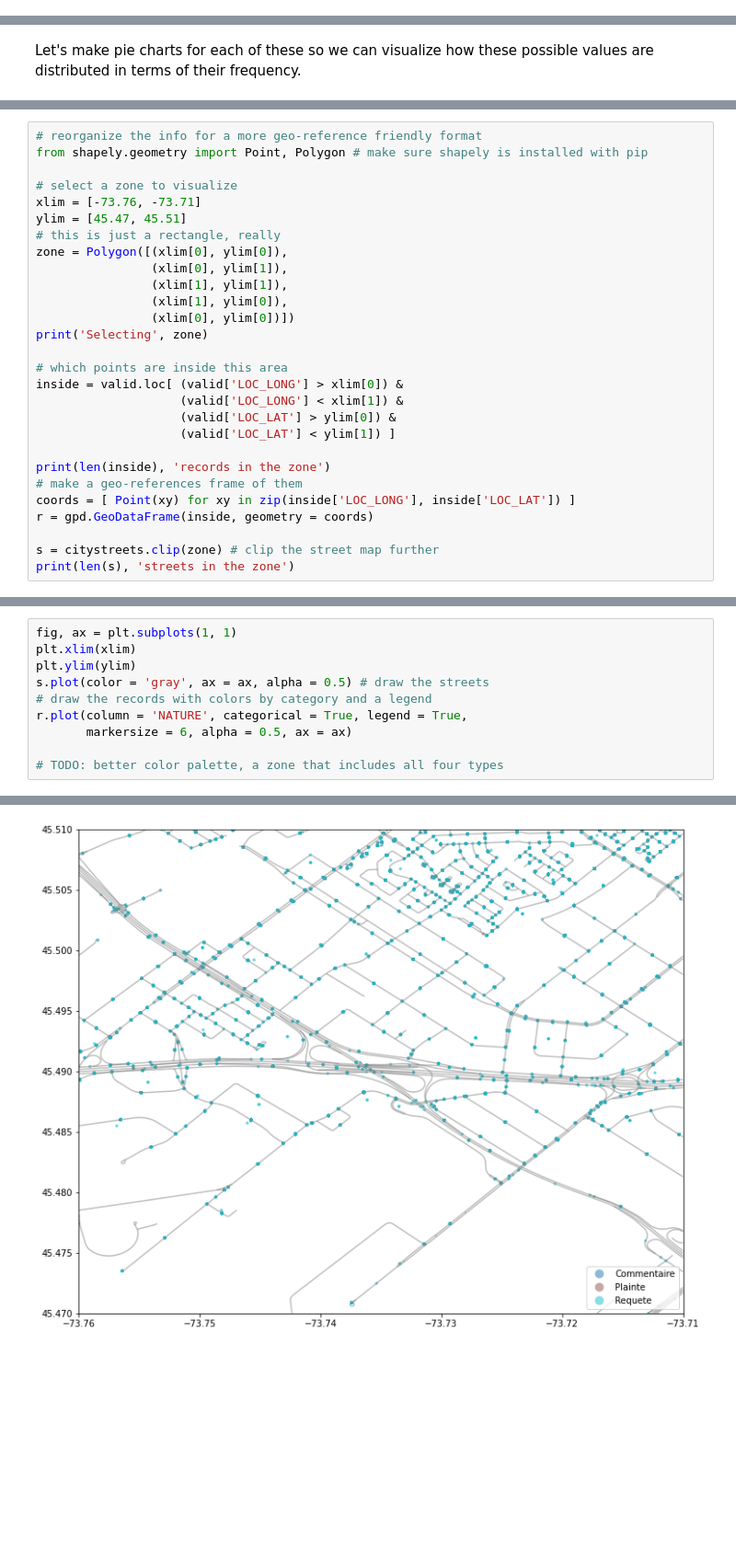
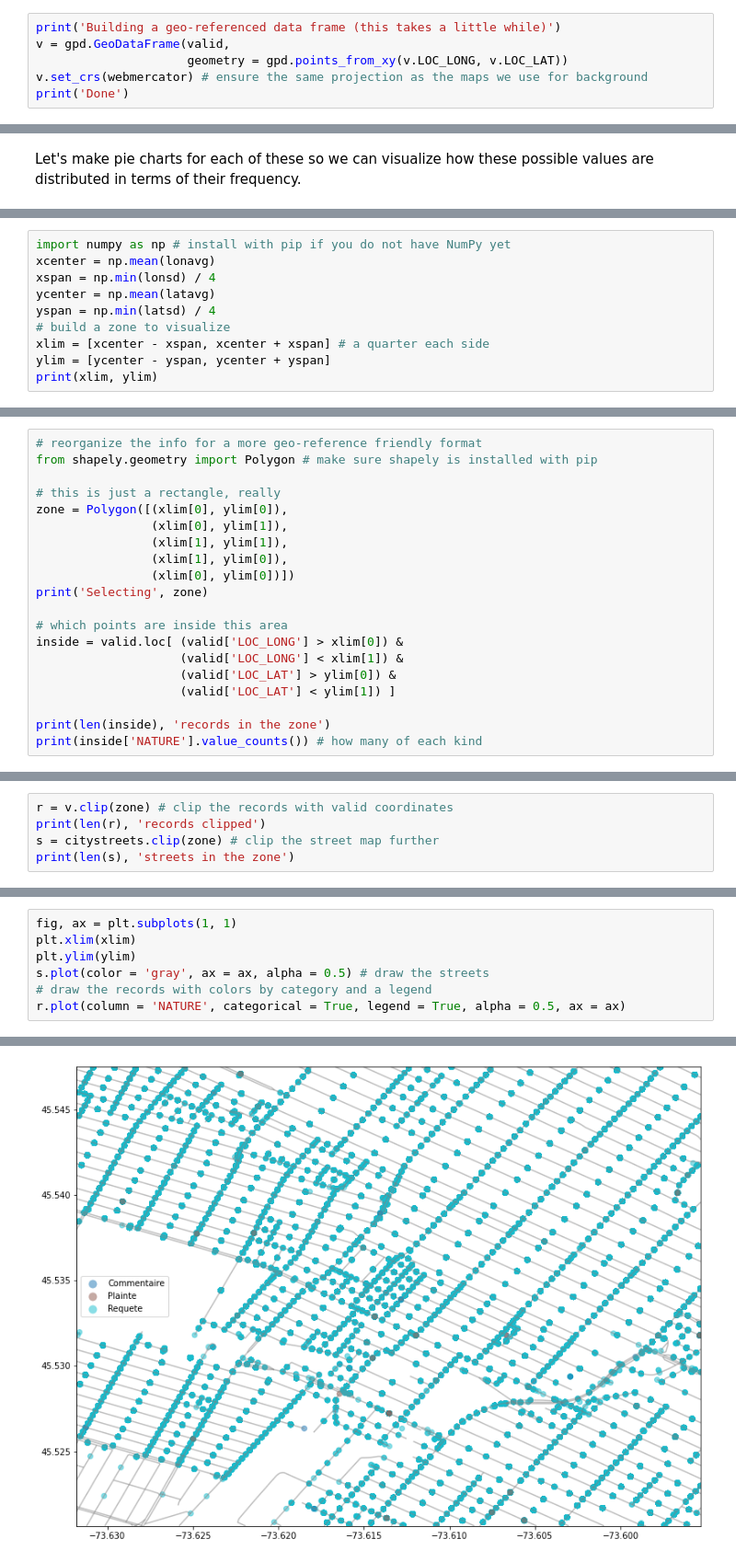
Before and after one commit to satuelisa/Requetes311, a Jupyter notebook: CaseStudy.ipynb, the cells around one changed output, grey strips where cells are left out. Shown at 92% size. Saved outputs shown, nothing was run; the diff lists cells and outputs as text; blank space fills up the shorter version.

```diff
--- a/CaseStudy.ipynb
+++ b/CaseStudy.ipynb
@@ -260,0 +291,6 @@ Adding the streets. This takes a long time.
+# %%
+print('Building a geo-referenced data frame (this takes a little while)')
+v = gpd.GeoDataFrame(valid,
+                     geometry = gpd.points_from_xy(v.LOC_LONG, v.LOC_LAT))
+v.set_crs(webmercator) # ensure the same projection as the maps we use for background
+print('Done')
@@ -402,0 +499,10 @@ Remember that `valid` is the subset of data in which only those with valid geogr
+# %%
+import numpy as np # install with pip if you do not have NumPy yet
+xcenter = np.mean(lonavg)
+xspan = np.min(lonsd) / 4
+ycenter = np.mean(latavg)
+yspan = np.min(latsd) / 4
+# build a zone to visualize
+xlim = [xcenter - xspan, xcenter + xspan] # a quarter each side
+ylim = [ycenter - yspan, ycenter + yspan]
+print(xlim, ylim)
@@ -403,10 +513,7 @@ Remember that `valid` is the subset of data in which only those with valid geogr
 # %%
 # reorganize the info for a more geo-reference friendly format
-from shapely.geometry import Point, Polygon # make sure shapely is installed with pip
+from shapely.geometry import Polygon # make sure shapely is installed with pip
 
-# select a zone to visualize
-xlim = [-73.76, -73.71]
-ylim = [45.47, 45.51]
 # this is just a rectangle, really
 zone = Polygon([(xlim[0], ylim[0]),
                 (xlim[0], ylim[1]),
@@ -422,10 +529,5 @@ inside = valid.loc[ (valid['LOC_LONG'] > xlim[0]) &
                     (valid['LOC_LAT'] < ylim[1]) ]
 
 print(len(inside), 'records in the zone')
-# make a geo-references frame of them
-coords = [ Point(xy) for xy in zip(inside['LOC_LONG'], inside['LOC_LAT']) ]
-r = gpd.GeoDataFrame(inside, geometry = coords)
-
-s = citystreets.clip(zone) # clip the street map further
-print(len(s), 'streets in the zone')
+print(inside['NATURE'].value_counts()) # how many of each kind
 # %% [output]
@@ -436,0 +542,5 @@ Nice, that sounds manageable. let's look at those.
+# %%
+r = v.clip(zone) # clip the records with valid coordinates
+print(len(r), 'records clipped')
+s = citystreets.clip(zone) # clip the street map further
+print(len(s), 'streets in the zone')
@@ -437,13 +552,10 @@ Nice, that sounds manageable. let's look at those.
 # %%
 fig, ax = plt.subplots(1, 1)
 plt.xlim(xlim)
 plt.ylim(ylim)
 s.plot(color = 'gray', ax = ax, alpha = 0.5) # draw the streets
 # draw the records with colors by category and a legend
-r.plot(column = 'NATURE', categorical = True, legend = True,
-       markersize = 6, alpha = 0.5, ax = ax)
-
-# TODO: better color palette, a zone that includes all four types
+r.plot(column = 'NATURE', categorical = True, legend = True, alpha = 0.5, ax = ax)
 # %% [output]
 <AxesSubplot:>
-[figure, old version]
+[figure, new version]
```
Also changed, not shown: parts of 33 cells of this notebook.
